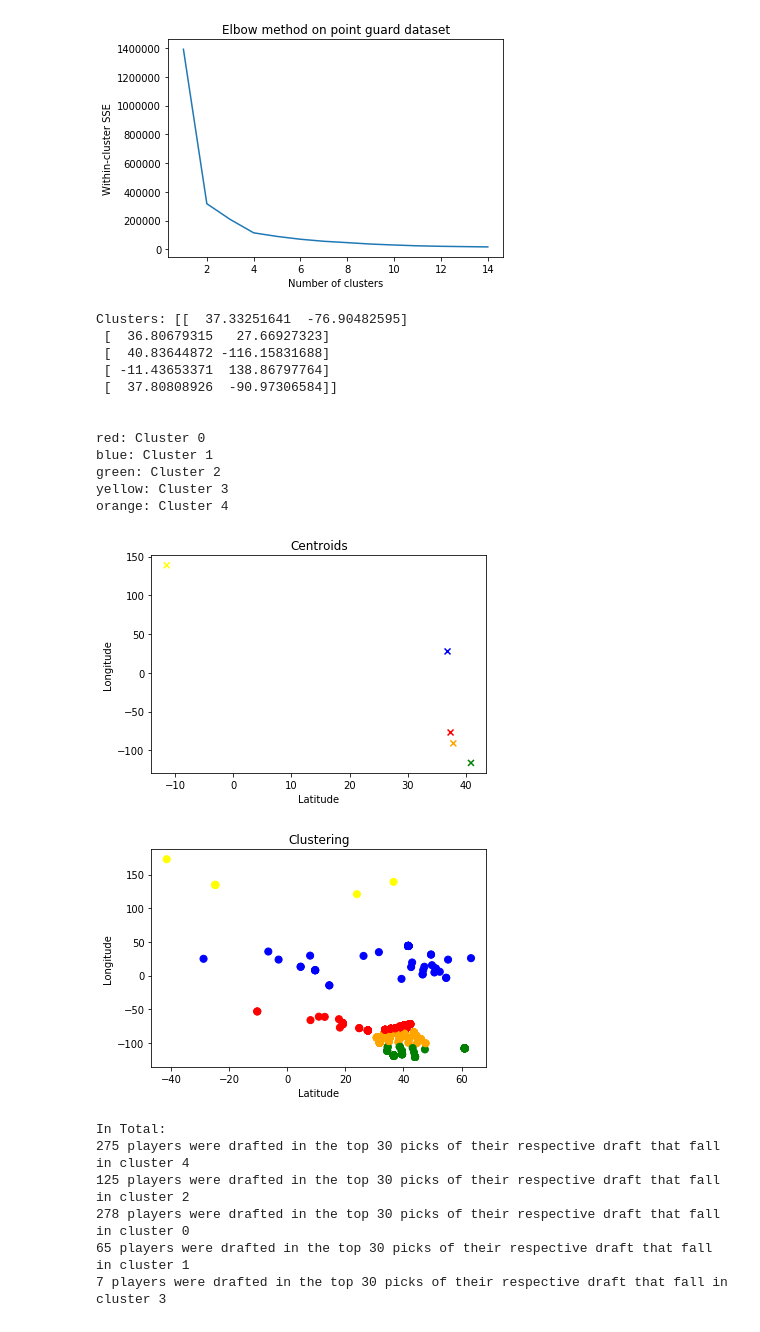
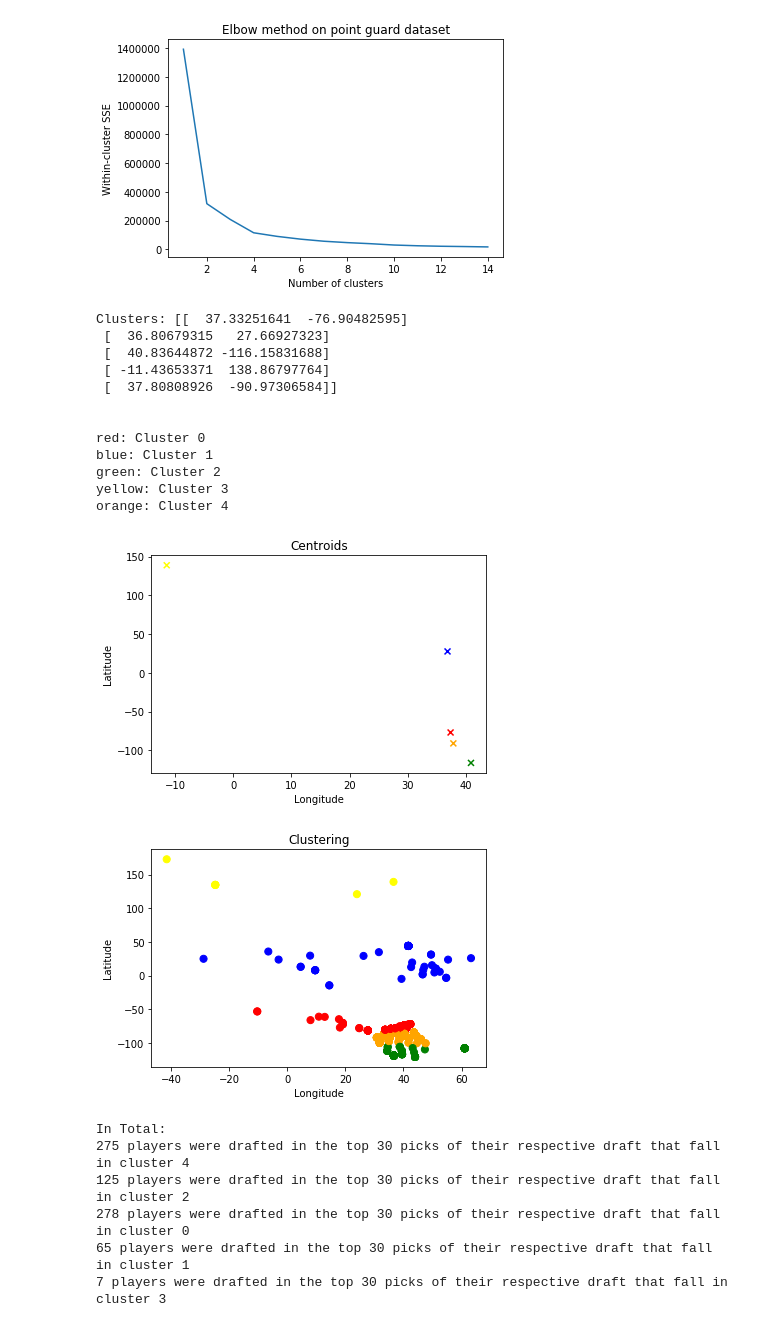
Before and after one commit to vivvvli/nba-draft-analysis, a Jupyter notebook: clustering-location.ipynb, the cells around one changed output. Cells and saved outputs as stored; diff of their text form; code cells hidden in the pictures.

```diff
--- a/clustering-location.ipynb
+++ b/clustering-location.ipynb
@@ -70,4 +70,4 @@ loc_df_with_years = percentages_df.iloc[:, list(range(50,52)) + [-3]]
 data = loc_df.to_numpy()
 clustering  = KMeans(n_clusters=num_clusters,random_state=5)
 clustering.fit(data)
-loc_df.columns = ['Latitude','Longitude']
+loc_df.columns = ['Longitude','Latitude']
@@ -89,37 +107,37 @@ plt.show()
 # %%
 centroids = clustering.cluster_centers_
 print('Clusters: {}'.format(centroids))
 print('\n')
 t = np.arange(num_clusters)
 for i in range(len(centroids)):
     print('{}: Cluster {}'.format(color_theme[i], i))
 
 plt.scatter(centroids[:,0], centroids[:,1], marker="x", c=color_theme[t])
 plt.title('Centroids')
-plt.xlabel('Latitude')
-plt.ylabel('Longitude')
+plt.xlabel('Longitude')
+plt.ylabel('Latitude')
 plt.show()
 
-plt.scatter(x=loc_df.Latitude,y=loc_df.Longitude,c=color_theme[clustering.labels_],s=50)
+plt.scatter(x=loc_df.Longitude,y=loc_df.Latitude,c=color_theme[clustering.labels_],s=50)
 plt.title('Clustering')
-plt.xlabel('Latitude')
-plt.ylabel('Longitude')
+plt.xlabel('Longitude')
+plt.ylabel('Latitude')
 plt.show()
 # %% [output]
 Clusters: [[  37.33251641  -76.90482595]
  [  36.80679315   27.66927323]
  [  40.83644872 -116.15831688]
  [ -11.43653371  138.86797764]
  [  37.80808926  -90.97306584]]
 
 
 red: Cluster 0
 blue: Cluster 1
 green: Cluster 2
 yellow: Cluster 3
 orange: Cluster 4
-[figure, old version]
+[figure, new version]
-[figure, old version]
+[figure, new version]
 # %%
 cluster_counts = {}
 for i in range(len(clustering.labels_)):
```
Also changed, not shown: parts of 3 cells of this notebook, 1 other file.
